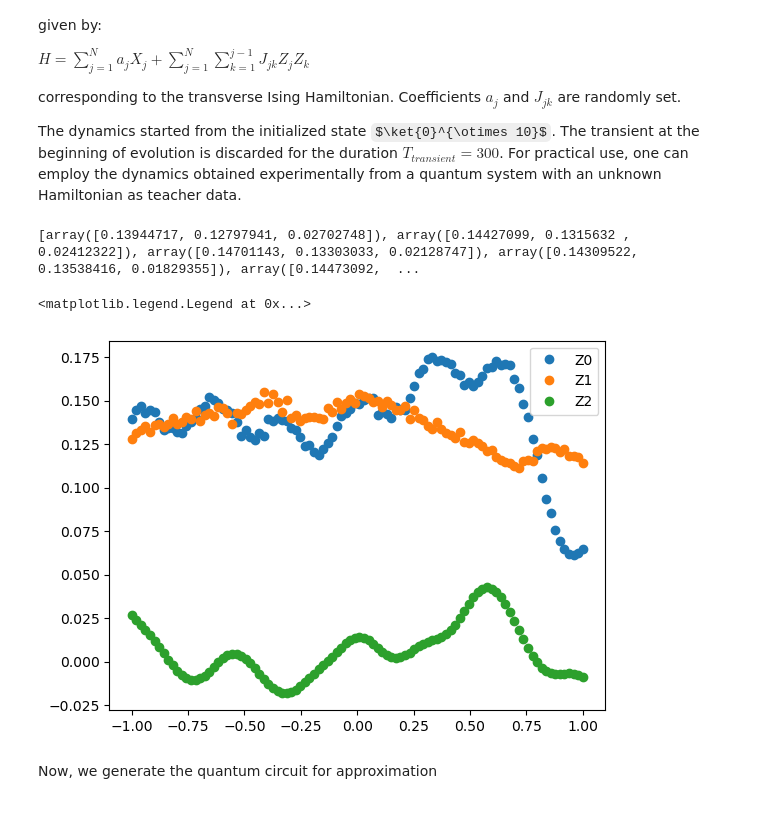
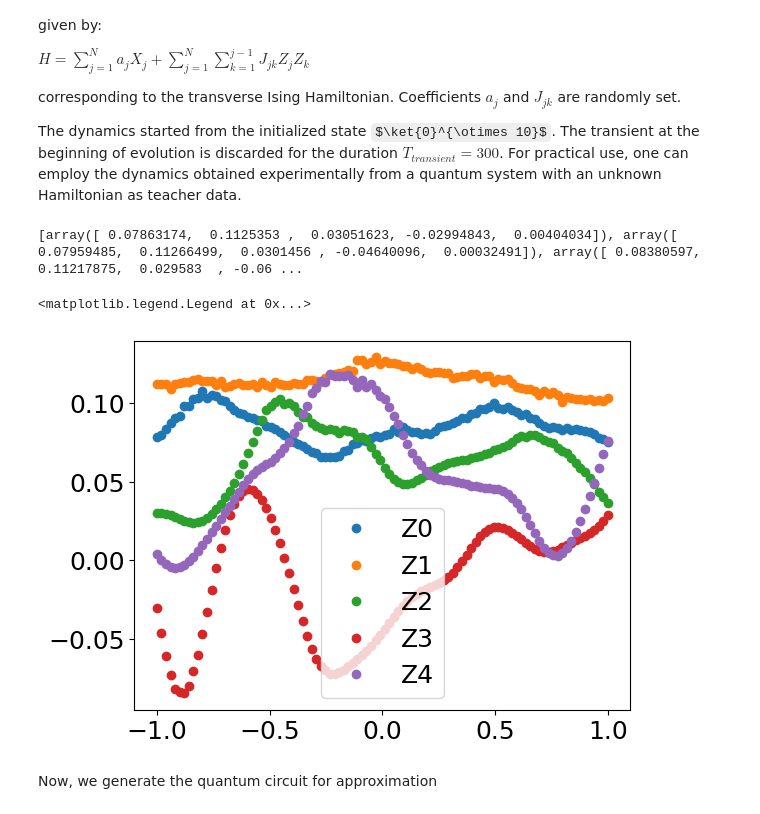
Before and after one commit to sofips/qcl, a Jupyter notebook: qcl_dynamics.ipynb, the cells around one changed output. Cells and saved outputs as stored; diff of their text form; code cells hidden in the pictures; some formulas as TeX source.

Commit message:
plot specifications

```diff
--- a/qcl_dynamics.ipynb
+++ b/qcl_dynamics.ipynb
@@ -4,6 +4,9 @@ import matplotlib.pyplot as plt
 from functools import reduce
 from qulacs import QuantumState, QuantumCircuit
 from qulacsvis import circuit_drawer
+import matplotlib as mpl
+
+mpl.rcParams.update({'font.size': 18})
 # %% [markdown]
 # Fitting of quantum many-body dynamics
 
@@ -68,6 +71,12 @@ z1.add_operator(1.,'Z 1') # a = 1
 
 z2 = Observable(n_system)
 z2.add_operator(1.,'Z 2') # a = 1
+
+z3 = Observable(n_system)
+z3.add_operator(1.,'Z 3') # a = 1
+
+z4 = Observable(n_system)
+z4.add_operator(1.,'Z 4') # a = 1
 # %%
 from qulacs.gate import DenseMatrix
 
@@ -86,6 +95,8 @@ diag, eigen_vecs = np.linalg.eigh(ham)
 z0_train_results = np.asarray([])
 z1_train_results= np.asarray([])
 z2_train_results = np.asarray([])
+z3_train_results = np.asarray([])
+z4_train_results = np.asarray([])
 
 
 ## Time evolution
@@ -111,19 +122,28 @@ for time_step in times:
     z2_val = z2.get_expectation_value(state)
     z2_noise = np.random.normal(0, (z2_val**2)*0.1)
     z2_train_results = np.append(z2_train_results, z2_val+z2_noise)
+    z3_val = z3.get_expectation_value(state)
+    z3_noise = np.random.normal(0, (z3_val**2)*0.1)
+    z3_train_results = np.append(z3_train_results, z3_val+z3_noise)
+    z4_val = z4.get_expectation_value(state)
+    z4_noise = np.random.normal(0, (z4_val**2)*0.1)
+    z4_train_results = np.append(z4_train_results, z4_val+z4_noise)
 
-train_results = [np.asarray([z0_train_results[i], z1_train_results[i], z2_train_results[i]]) for i in range(len(z0_train_results))]
+
+train_results = [np.asarray([z0_train_results[i], z1_train_results[i], z2_train_results[i],z3_train_results[i],z4_train_results[i]]) for i in range(len(z0_train_results))]
 print(train_results)
 # %% [output]
-[array([0.13944717, 0.12797941, 0.02702748]), array([0.14427099, 0.1315632 , 0.02412322]), array([0.14701143, 0.13303033, 0.02128747]), array([0.14309522, 0.13538416, 0.01829355]), array([0.14473092,  ...
+[array([ 0.07863174,  0.1125353 ,  0.03051623, -0.02994843,  0.00404034]), array([ 0.07959485,  0.11266499,  0.0301456 , -0.04640096,  0.00032491]), array([ 0.08380597,  0.11217875,  0.029583  , -0.06 ...
 # %%
 plt.plot(x_times, z0_train_results,'o', label = 'Z0')
 plt.plot(x_times, z1_train_results, 'o',label = 'Z1')
 plt.plot(x_times, z2_train_results, 'o',label = 'Z2')
+plt.plot(x_times, z3_train_results, 'o',label = 'Z3')
+plt.plot(x_times, z4_train_results, 'o',label = 'Z4')
 plt.legend()
 # %% [output]
 <matplotlib.legend.Legend at 0x...>
-[figure, old version]
+[figure, new version]
 # %% [markdown]
 Now, we generate the quantum circuit for approximation
 # %%
```
Also changed, not shown: parts of 7 cells of this notebook.
